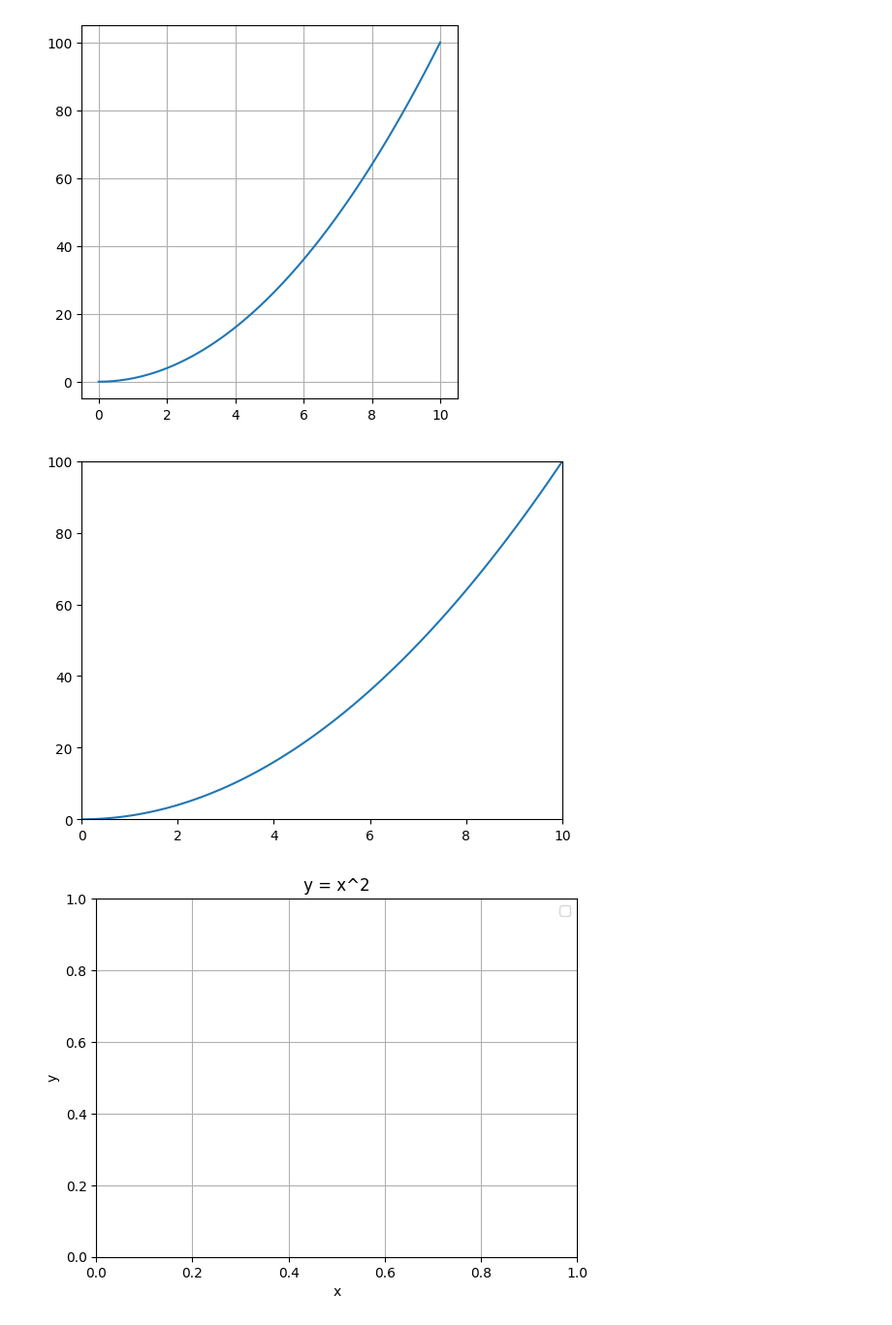
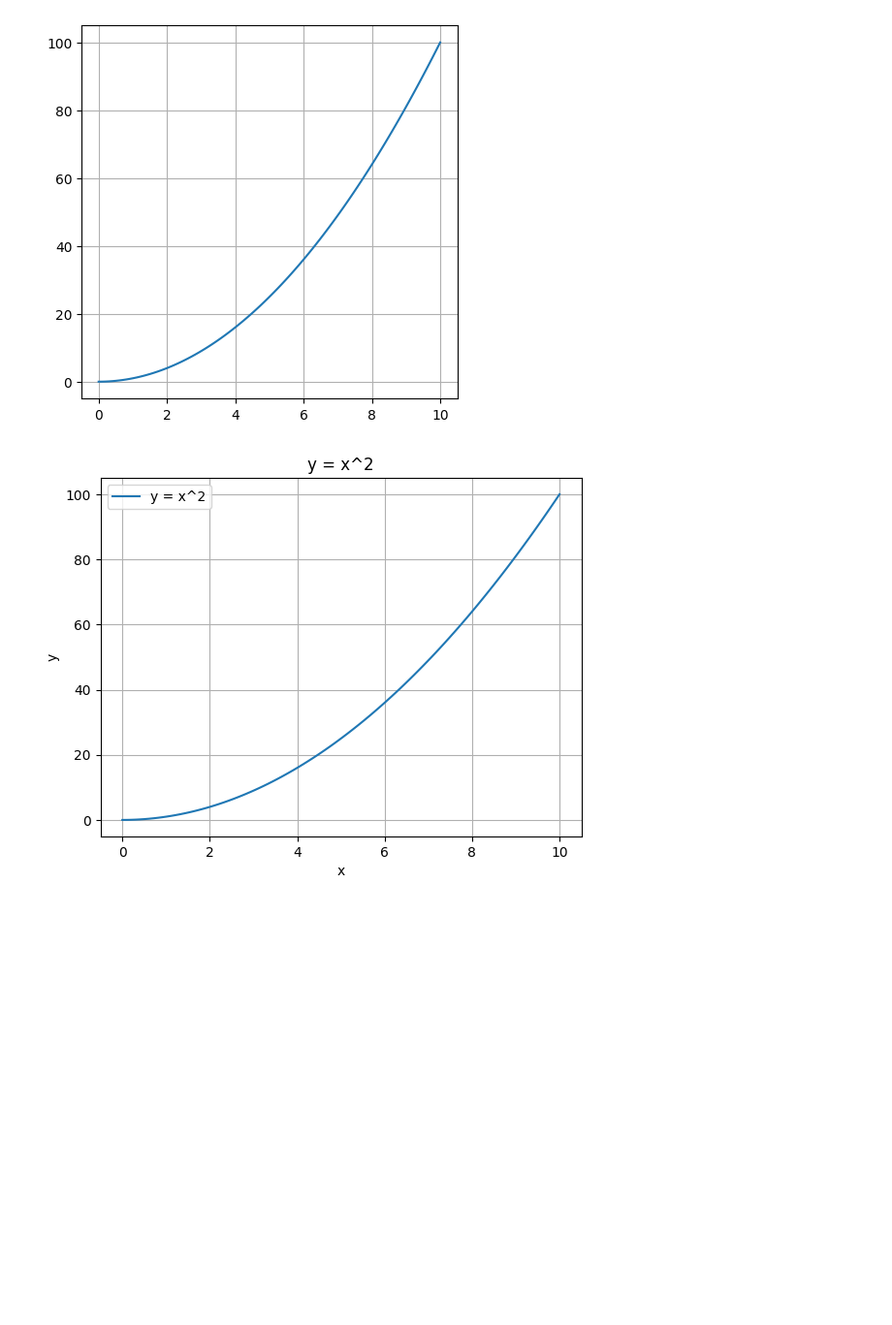
Before and after one commit to Horieh1989/exercise, a Jupyter notebook: matplot.ipynb, the cells around one changed output. Shown at 97% size. Saved outputs shown, nothing was run; the diff lists cells and outputs as text; code cells hidden in the pictures; blank space fills up the shorter version.

```diff
--- a/matplot.ipynb
+++ b/matplot.ipynb
@@ -16,17 +16,22 @@ ax.set(xlabel='x', ylabel='y', title='y = x^2',ylim=(0, 100),xlim=(0, 10))
 # %%
 import matplotlib.pyplot as plt
 import numpy as np
-#
+# x**2
 x=np.linspace(0,10,100)## Create 100 evenly spaced points between 0 and 10
 #y=[np.square(i) for i in x]
 y=np.square(x)
+plt.figure(figsize=(6, 6))  # create figure first
+
+
 plt.plot(x,y,label='y = x^2')
-plt.show()#show the plot
+
 plt.legend()
 plt.xlabel('x')
 plt.ylabel('y')
 plt.title('y = x^2')
 plt.grid(True)
+
+
+plt.show()
 # %% [output]
-[figure, old version]
+[figure, new version]
-[figure, removed]
```
Also changed, not shown: parts of 3 cells of this notebook.
